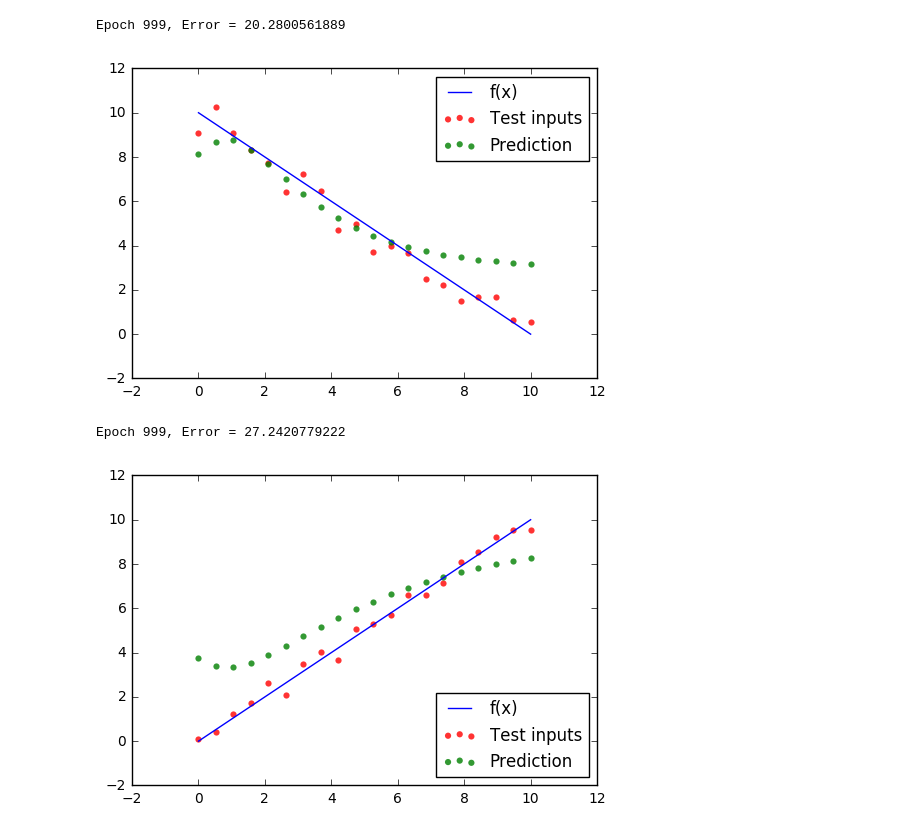
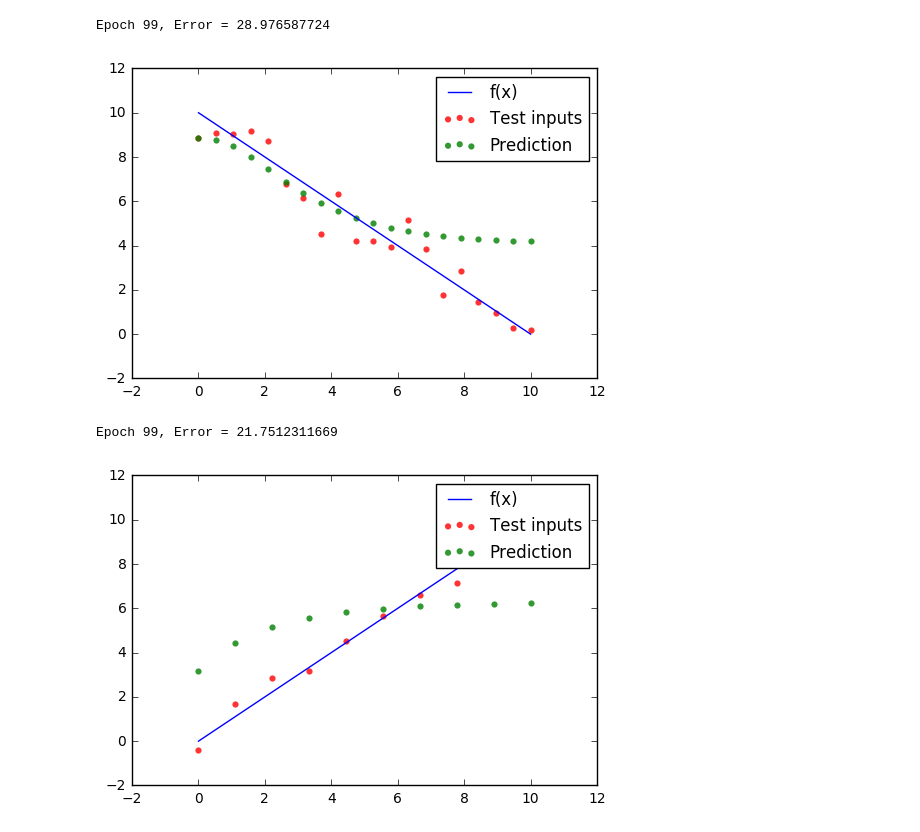
Before and after one commit to BorisLestsov/Perceptron, a Jupyter notebook: First.ipynb, the cells around one changed output. Saved outputs shown, nothing was run; the diff lists cells and outputs as text; code cells hidden in the pictures.

Commit message:
Added batch size parameter, fixed gradient descent

```diff
--- a/First.ipynb
+++ b/First.ipynb
@@ -13,22 +13,31 @@ class Perceptron:
         self.w_hid = np.random.rand(hid_layer)
         self.w_last = np.random.rand(hid_layer)
 
-    def fit(self, test_inputs, test_outputs, epoches, step, inert):
+    def fit(self, test_inputs, test_outputs, divisor, epoches, step, inert):
         self.epoches = epoches
-        self.delta_w_last = 0
-        self.delta_w_hid = 0
 
-        for epoch in range(self.epoches):
+        dataset_len = len(test_inputs)
+
+        for epoch in xrange(self.epoches):
             err = 0.0
-            for t_inp, t_outp in zip(test_inputs, test_outputs):
-                outp = self.predict(t_inp)
-                err += np.linalg.norm(outp - t_outp)
+            for batch_i in xrange(divisor):
+                self.delta_w_last = 0
+                self.delta_w_hid = 0
 
-                delta_last = -outp*(1 - outp)*(t_outp - outp)
-                delta_hid = self.outps_hid*(1 - self.outps_hid)*delta_last*self.w_last
+                start_i = batch_i*dataset_len/divisor
+                end_i = (batch_i+1)*dataset_len/divisor
+                inp_batch = test_inputs[start_i : end_i]
+                outp_batch = test_outputs[start_i : end_i]
 
-                self.delta_w_last = inert*self.delta_w_last + (1 - inert)*step*delta_last*self.outps_hid
-                self.delta_w_hid  = inert*self.delta_w_hid + (1 - inert)*step*delta_hid*t_inp
+                for t_inp, t_outp in zip(inp_batch, outp_batch):
+                    outp = self.predict(t_inp)
+                    err += np.linalg.norm(outp - t_outp)
+
+                    delta_last = -outp*(1 - outp)*(t_outp - outp)
+                    delta_hid = self.outps_hid*(1 - self.outps_hid)*delta_last*self.w_last
+
+                    self.delta_w_last += inert*self.delta_w_last + (1 - inert)*step*delta_last*self.outps_hid
+                    self.delta_w_hid  += inert*self.delta_w_hid + (1 - inert)*step*delta_hid*t_inp
 
                 self.w_last += self.delta_w_last
                 self.w_hid += self.delta_w_hid
@@ -50,8 +59,8 @@ rands = np.random.normal(mu, sigma, size=n)
 test_inp  = np.linspace(a, b, n)
 test_outp = f(test_inp) + rands
 
-nn = Perceptron(1, 50)
-nn.fit(test_inp, test_outp, 1000, 1e-5, 0.5)
+nn = Perceptron(1, 20)
+nn.fit(test_inp, test_outp, 2, 100, 1e-5, 0.5)
 predictions = np.array([nn.predict(x) for x in test_inp])
 
 plt.plot(test_inp, f(test_inp), c='b', label='f(x)')
@@ -60,10 +69,10 @@ plt.scatter(test_inp, predictions, c='g', alpha=0.8, linewidths=0, label='Predic
 plt.legend()
 plt.show()
 # %% [output]
-Epoch 999, Error = 20.2800561889
+Epoch 99, Error = 28.976587724
-[figure, old version]
+[figure, new version]
 # %%
-a, b, n = 0, 10, 20
+a, b, n = 0, 10, 10
 
 mu = 0
 sigma = 0.5
@@ -73,16 +82,16 @@ rands = np.random.normal(mu, sigma, size=n)
 # %%
 test_inp  = np.linspace(a, b, n)
 test_outp = f(test_inp) + rands
 
-nn = Perceptron(1, 50)
-nn.fit(test_inp, test_outp, 1000, 1e-5, 0.5)
+nn = Perceptron(1, 20)
+nn.fit(test_inp, test_outp, 2, 100, 1e-5, 0.5)
 predictions = np.array([nn.predict(x) for x in test_inp])
 
 plt.plot(test_inp, f(test_inp), c='b', label='f(x)')
 plt.scatter(test_inp, test_outp, c='r', alpha=0.8, linewidths=0, label='Test inputs')
 plt.scatter(test_inp, predictions, c='g', alpha=0.8, linewidths=0, label='Prediction')
-plt.legend(loc=4)
+plt.legend()
 plt.show()
 # %% [output]
-Epoch 999, Error = 27.2420779222
+Epoch 99, Error = 21.7512311669
-[figure, old version]
+[figure, new version]
```
Also changed, not shown: parts of 1 cell of this notebook.
